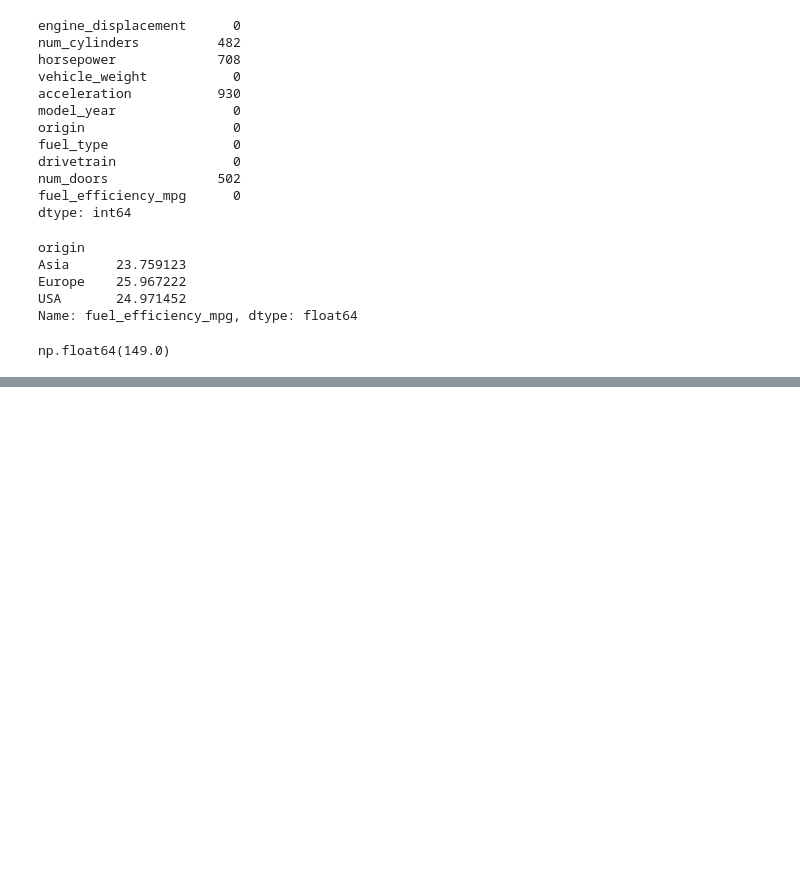
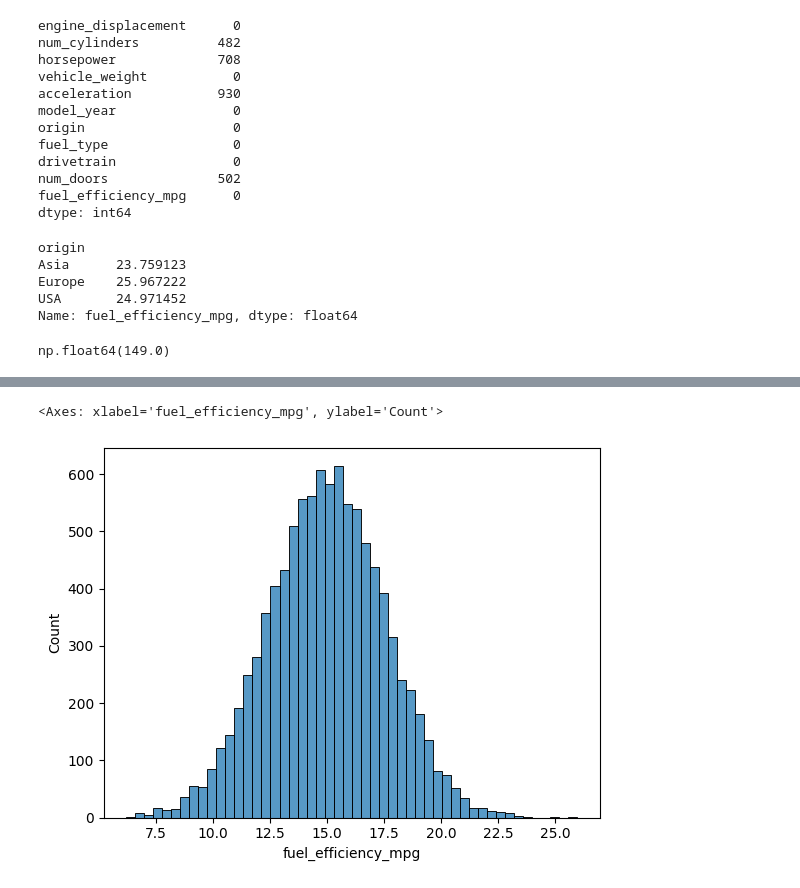
Before and after one commit to Otienoakello/Homework01, a Jupyter notebook: homework.ipynb, the cells around one changed output, grey strips where cells are left out. Drawn from its saved outputs; the diff is of its cells as text; code cells hidden in the pictures; blank space fills up the shorter version.

```diff
--- a/homework.ipynb
+++ b/homework.ipynb
@@ -109,0 +120,2 @@ np.float64(149.0)
+# %%
+df.columns = df.columns.str.replace(r'/s+','_').str.lower().str.strip()
@@ -109,0 +171,5 @@ np.float64(149.0)
+# %%
+sns.histplot(df.fuel_efficiency_mpg, bins =50)
+# %% [output]
+<Axes: xlabel='fuel_efficiency_mpg', ylabel='Count'>
+[figure, added]
```
Also changed, not shown: parts of 12 cells of this notebook, 4 other files.
